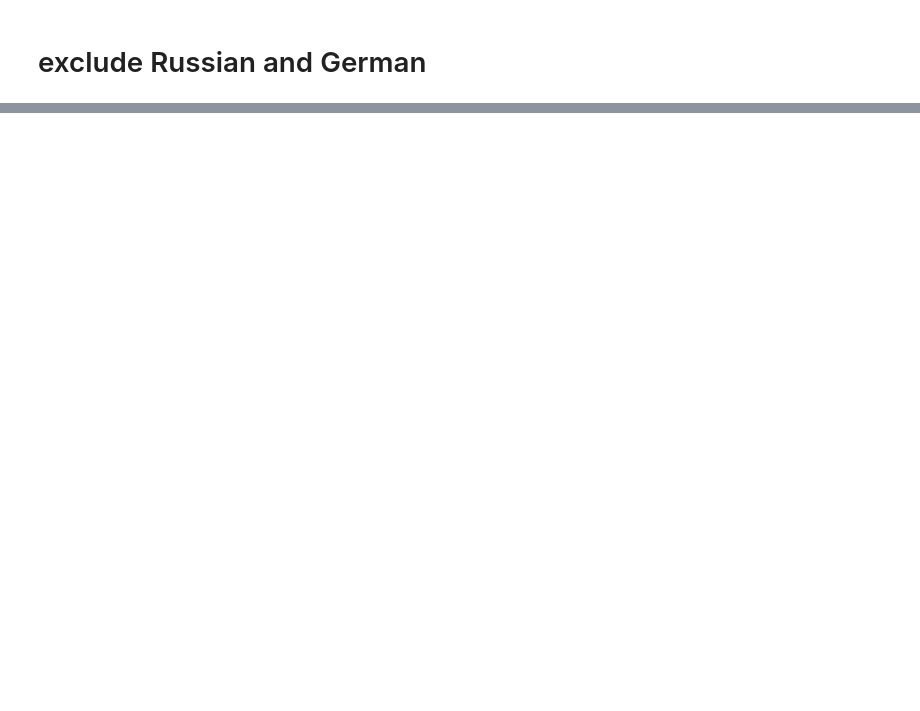
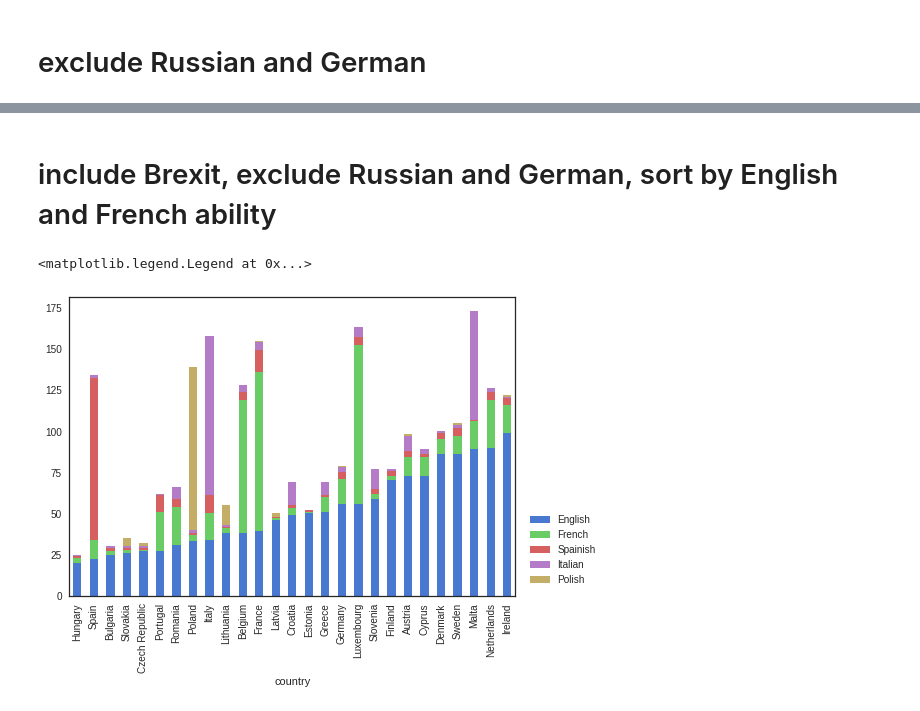
Before and after one commit to wdbm/languages, a Jupyter notebook: data.ipynb, the cells around one changed output, grey strips where cells are left out. Cells and saved outputs as stored; diff of their text form; code cells hidden in the pictures; blank space fills up the shorter version.

```diff
--- a/data.ipynb
+++ b/data.ipynb
@@ -142,0 +145,11 @@ data.drop(["population", "Russian", "German"], axis = 1).plot("country", kind =
+# %% [markdown]
+# include Brexit, exclude Russian and German, sort by English and French ability
+# %%
+data = data[data.country != "United Kingdom"]
+
+data = data.sort_values(by = ["English", "French"], ascending = True)
+
+data.drop(["population", "Russian", "German"], axis = 1).plot("country", kind = "bar", stacked = True).legend(bbox_to_anchor = (1.2, 0.3))
+# %% [output]
+<matplotlib.legend.Legend at 0x...>
+[figure, added]
```
Also changed, not shown: parts of 5 cells of this notebook, 1 other file.
